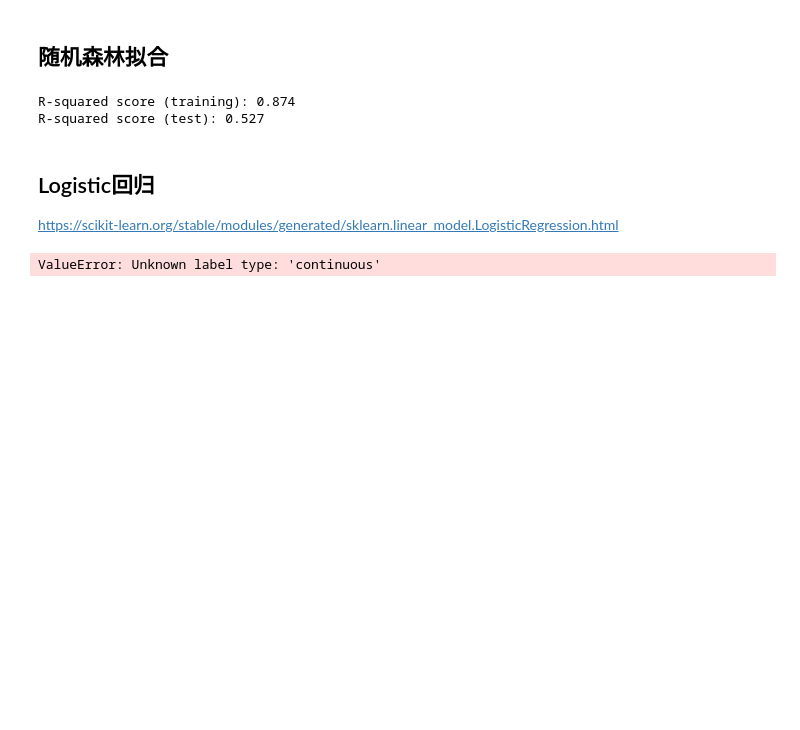
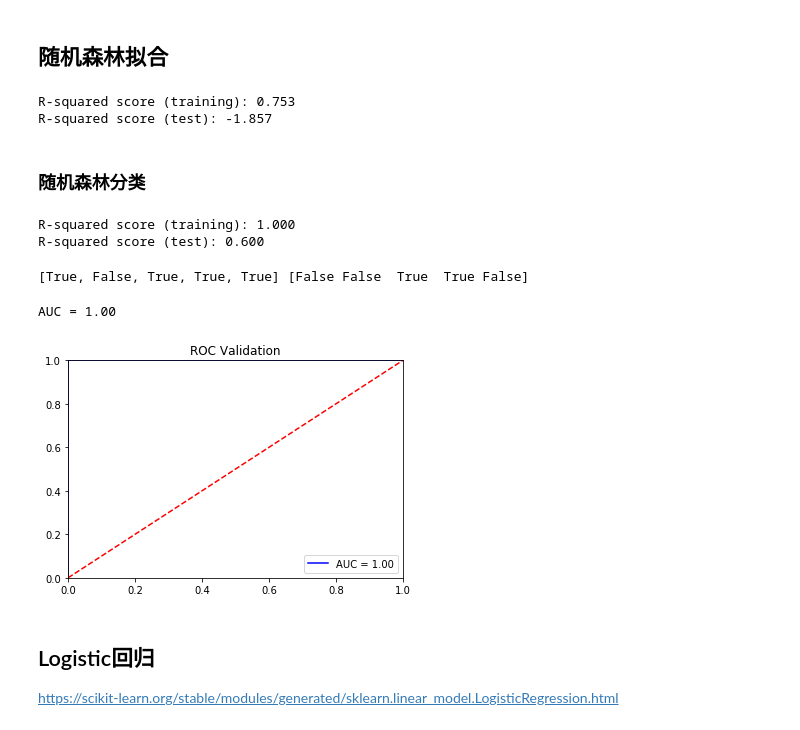
Before and after one commit to goldengrape/predict_OK_lens, a Jupyter notebook: 全眼像差对OK镜的预测.ipynb, the cells around one changed output. Saved outputs shown, nothing was run; the diff lists cells and outputs as text; code cells hidden in the pictures; blank space fills up the shorter version.

```diff
--- a/全眼像差对OK镜的预测.ipynb
+++ b/全眼像差对OK镜的预测.ipynb
@@ -116,8 +116,9 @@ df_x=df[[
         'C2−2', 'C20', 'C22', 'C3−3', 'C3−1', 'C31',
         'C33', 'C4−4', 'C4−2', 'C40', 'C42', 'C44',
         # 术后像差
-        'C2−2.1','C20.1', 'C22.1', 'C3−3.1', 'C3−1.1', 'C31.1',
-        'C33.1', 'C4−4.1','C4−2.1', 'C40.1', 'C42.1', 'C44.1',
+        'C2−2.1','C20.1', 'C22.1',
+        'C3−3.1', 'C3−1.1', 'C31.1','C33.1',
+        'C4−4.1','C4−2.1', 'C40.1', 'C42.1', 'C44.1',
         # 术前角膜地形图
        "Sim K's astigmatism", 'Kmax',
        'Kmin', 'Central corneal thickness', '3-mm-zone irregularity',
@@ -155,9 +156,9 @@ TRAIN: [ 4  2 14 10  7 16 11  3  0  5 15 12] TEST: [ 1  6  8  9 13]
 # %%
-target=0 # 暂时只先定一个拟合目标。
+target=3 # 暂时只先定一个拟合目标。
 X_train=df_x.iloc[train_index,:]
-y_train=df_y_candidate.iloc[train_index,0]
+y_train=df_y_candidate.iloc[train_index,target]
 X_test=df_x.iloc[test_index,:]
-y_test=df_y_candidate.iloc[test_index,0]
+y_test=df_y_candidate.iloc[test_index,target]
 # %% [markdown]
 ## 建立模型
 # %% [markdown]
@@ -183,18 +184,60 @@ print('R-squared score (training): {:.3f}'
 print('R-squared score (test): {:.3f}'
      .format(model.score(X_test, y_test)))
 # %% [output]
-R-squared score (training): 0.874
-R-squared score (test): 0.527
+R-squared score (training): 0.753
+R-squared score (test): -1.857
+# %% [markdown]
+### 随机森林分类
+# %%
+from sklearn.ensemble import RandomForestClassifier
+
+threshold=0.2 # 设定眼轴增长的分界阈值
+
+model=RandomForestClassifier().fit(X_train,y_train>threshold)
+print('R-squared score (training): {:.3f}'
+     .format(model.score(X_train, y_train>threshold)))
+print('R-squared score (test): {:.3f}'
+     .format(model.score(X_test, y_test>threshold)))
+
+# print(y_train>threshold)
+# print(y_test>threshold)
+# %% [output]
+R-squared score (training): 1.000
+R-squared score (test): 0.600
+# %%
+predict_y_validation = model.predict(X_test)#直接给出预测结果，每个点在所有label的概率和为1，内部还是调用predict——proba()
+# print(predict_y_validation)
+prob_predict_y_validation = model.predict_proba(X_test)#给出带有概率值的结果，每个点所有label的概率和为1
+predictions_validation = prob_predict_y_validation[:, 1]
+# %%
+print(list(y_test>threshold), predict_y_validation)
+# %% [output]
+[True, False, True, True, True] [False False  True  True False]
+# %%
+from sklearn.metrics import roc_curve, auc
+
+fpr, tpr, _ = roc_curve(y_test>threshold, predictions_validation)
+
+roc_auc = auc(fpr, tpr)
+plt.title('ROC Validation')
+plt.xlim([0, 1])
+plt.ylim([0, 1])
+plt.plot(fpr, tpr, 'b', label='AUC = %0.2f' % roc_auc)
+plt.legend(loc='lower right')
+plt.plot([0, 1], [0, 1], 'r--')
+
+print("AUC = %0.2f" % roc_auc)
+# %% [output]
+AUC = 1.00
+[figure, added]
 # %% [markdown]
 ## Logistic回归
 
 https://scikit-learn.org/stable/modules/generated/sklearn.linear_model.LogisticRegression.html
 # %%
-from sklearn.linear_model import LogisticRegression
-model=LogisticRegression().fit(X_train,y_train)
-print('R-squared score (training): {:.3f}'
-     .format(model.score(X_train, y_train)))
-print('R-squared score (test): {:.3f}'
-     .format(model.score(X_test, y_test)))
+# from sklearn.linear_model import LogisticRegression
+# model=LogisticRegression().fit(X_train,y_train)
+# print('R-squared score (training): {:.3f}'
+#      .format(model.score(X_train, y_train)))
+# print('R-squared score (test): {:.3f}'
+#      .format(model.score(X_test, y_test)))
-# %% [output]
-ValueError: Unknown label type: 'continuous'
```
Also changed, not shown: parts of 2 cells of this notebook, 2 other files.
